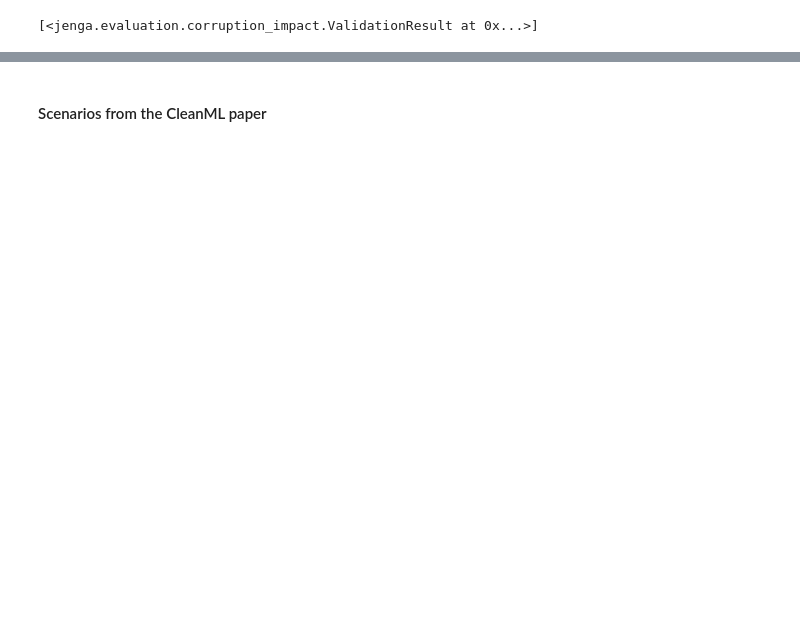
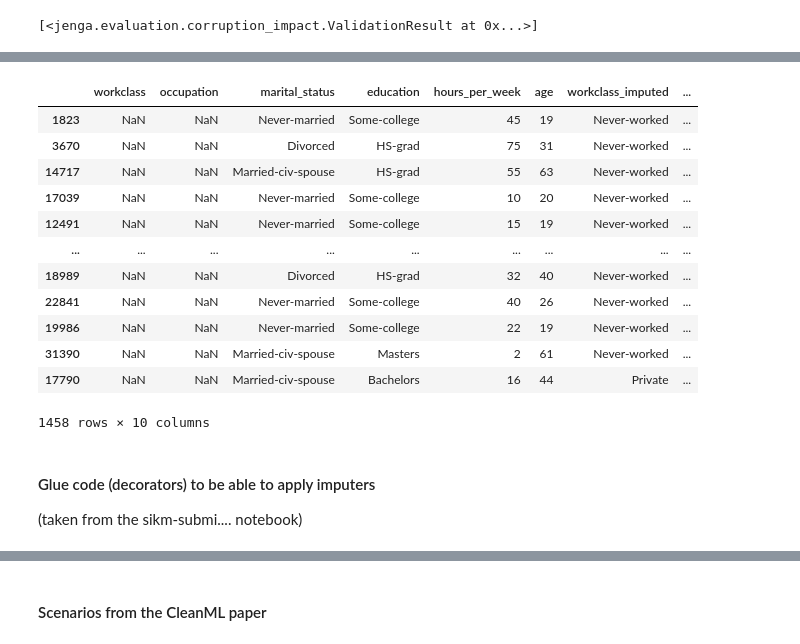
Before and after one commit to SharmaRupali/jenga, a Jupyter notebook: experiment-jenga-datawig.ipynb, the cells around one changed output, grey strips where cells are left out. Cells and saved outputs as stored; diff of their text form; code cells hidden in the pictures; blank space fills up the shorter version.

```diff
--- a/experiment-jenga-datawig.ipynb
+++ b/experiment-jenga-datawig.ipynb
@@ -167,0 +243,16 @@ class DataWigImputer:
+# %%
+imputed.loc[imputed["workclass"].isnull()]
+# %% [output]
+|  | workclass | occupation | marital_status | education | hours_per_week | age | workclass_imputed | ... |
+| 1823 | NaN | NaN | Never-married | Some-college | 45 | 19 | Never-worked | ... |
+| 3670 | NaN | NaN | Divorced | HS-grad | 75 | 31 | Never-worked | ... |
+| 14717 | NaN | NaN | Married-civ-spouse | HS-grad | 55 | 63 | Never-worked | ... |
+| 17039 | NaN | NaN | Never-married | Some-college | 10 | 20 | Never-worked | ... |
+| 12491 | NaN | NaN | Never-married | Some-college | 15 | 19 | Never-worked | ... |
+| ... | ... | ... | ... | ... | ... | ... | ... | ... |
+| 18989 | NaN | NaN | Divorced | HS-grad | 32 | 40 | Never-worked | ... |
+| 22841 | NaN | NaN | Never-married | Some-college | 40 | 26 | Never-worked | ... |
+| 19986 | NaN | NaN | Never-married | Some-college | 22 | 19 | Never-worked | ... |
+| 31390 | NaN | NaN | Married-civ-spouse | Masters | 2 | 61 | Never-worked | ... |
+| 17790 | NaN | NaN | Married-civ-spouse | Bachelors | 16 | 44 | Private | ... |
+1458 rows × 10 columns
@@ -167,0 +280,3 @@ class DataWigImputer:
+# %% [markdown]
+#### Glue code (decorators) to be able to apply imputers
+(taken from the sikm-submi.... notebook)
```
Also changed, not shown: parts of 32 cells of this notebook.
